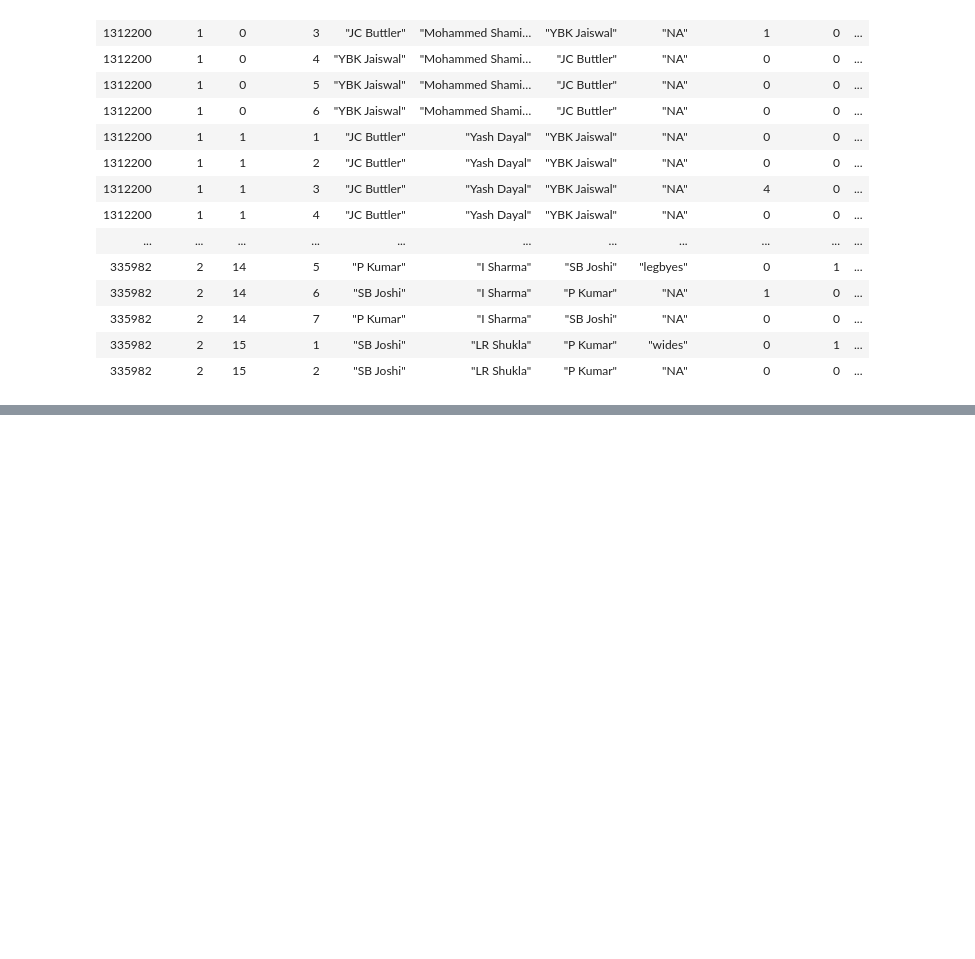
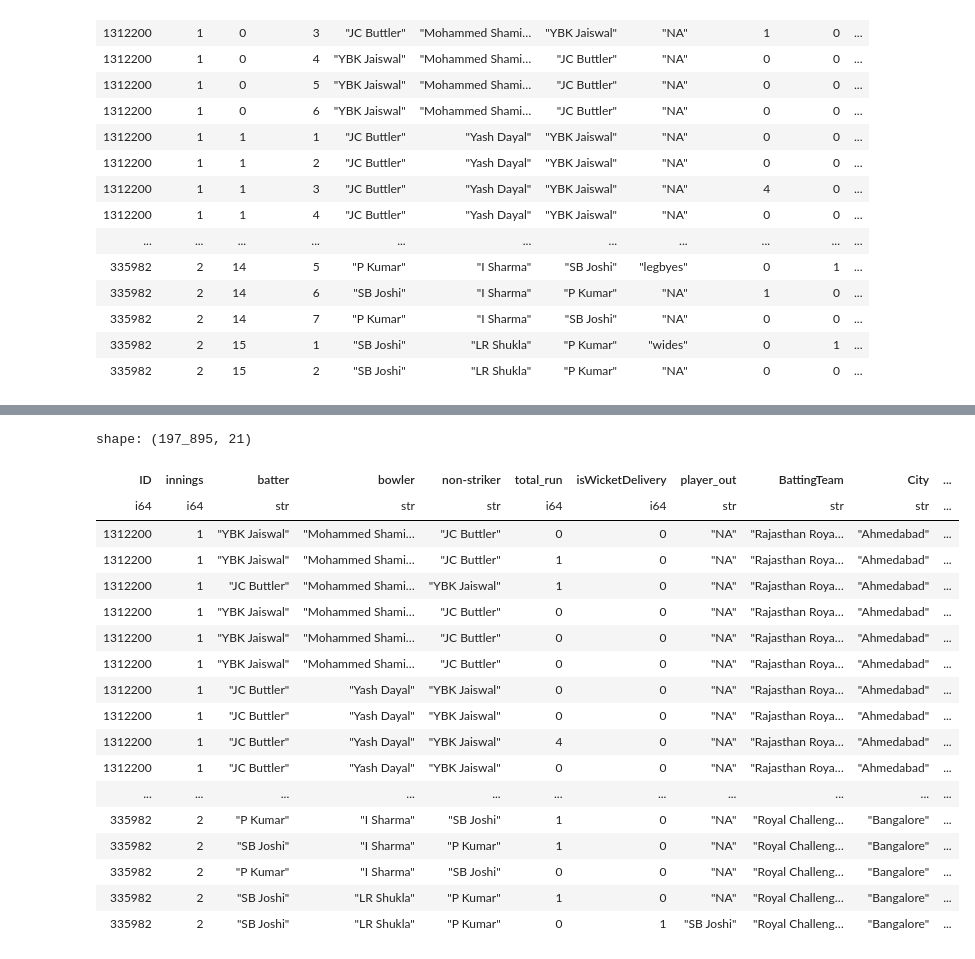
Before and after one commit to Ravikumarchavva/Ravikumar, a Jupyter notebook: csv_files/ipl-inueron.ipynb, the cells around one changed output, grey strips where cells are left out. Saved outputs shown, nothing was run; the diff lists cells and outputs as text; code cells hidden in the pictures; blank space fills up the shorter version.

```diff
--- a/csv_files/ipl-inueron.ipynb
+++ b/csv_files/ipl-inueron.ipynb
@@ -119,0 +260,23 @@ Error:
+# %%
+deliveries=deliveries.with_columns(pl.col("TossDecision").cast(pl.Int64()))
+deliveries
+# %% [output]
+shape: (197_895, 21)
+| ID | innings | batter | bowler | non-striker | total_run | isWicketDelivery | player_out | BattingTeam | City | ... |
+| i64 | i64 | str | str | str | i64 | i64 | str | str | str | ... |
+| 1312200 | 1 | "YBK Jaiswal" | "Mohammed Shami… | "JC Buttler" | 0 | 0 | "NA" | "Rajasthan Roya… | "Ahmedabad" | ... |
+| 1312200 | 1 | "YBK Jaiswal" | "Mohammed Shami… | "JC Buttler" | 1 | 0 | "NA" | "Rajasthan Roya… | "Ahmedabad" | ... |
+| 1312200 | 1 | "JC Buttler" | "Mohammed Shami… | "YBK Jaiswal" | 1 | 0 | "NA" | "Rajasthan Roya… | "Ahmedabad" | ... |
+| 1312200 | 1 | "YBK Jaiswal" | "Mohammed Shami… | "JC Buttler" | 0 | 0 | "NA" | "Rajasthan Roya… | "Ahmedabad" | ... |
+| 1312200 | 1 | "YBK Jaiswal" | "Mohammed Shami… | "JC Buttler" | 0 | 0 | "NA" | "Rajasthan Roya… | "Ahmedabad" | ... |
+| 1312200 | 1 | "YBK Jaiswal" | "Mohammed Shami… | "JC Buttler" | 0 | 0 | "NA" | "Rajasthan Roya… | "Ahmedabad" | ... |
+| 1312200 | 1 | "JC Buttler" | "Yash Dayal" | "YBK Jaiswal" | 0 | 0 | "NA" | "Rajasthan Roya… | "Ahmedabad" | ... |
+| 1312200 | 1 | "JC Buttler" | "Yash Dayal" | "YBK Jaiswal" | 0 | 0 | "NA" | "Rajasthan Roya… | "Ahmedabad" | ... |
+| 1312200 | 1 | "JC Buttler" | "Yash Dayal" | "YBK Jaiswal" | 4 | 0 | "NA" | "Rajasthan Roya… | "Ahmedabad" | ... |
+| 1312200 | 1 | "JC Buttler" | "Yash Dayal" | "YBK Jaiswal" | 0 | 0 | "NA" | "Rajasthan Roya… | "Ahmedabad" | ... |
+| ... | ... | ... | ... | ... | ... | ... | ... | ... | ... | ... |
+| 335982 | 2 | "P Kumar" | "I Sharma" | "SB Joshi" | 1 | 0 | "NA" | "Royal Challeng… | "Bangalore" | ... |
+| 335982 | 2 | "SB Joshi" | "I Sharma" | "P Kumar" | 1 | 0 | "NA" | "Royal Challeng… | "Bangalore" | ... |
+| 335982 | 2 | "P Kumar" | "I Sharma" | "SB Joshi" | 0 | 0 | "NA" | "Royal Challeng… | "Bangalore" | ... |
+| 335982 | 2 | "SB Joshi" | "LR Shukla" | "P Kumar" | 1 | 0 | "NA" | "Royal Challeng… | "Bangalore" | ... |
+| 335982 | 2 | "SB Joshi" | "LR Shukla" | "P Kumar" | 0 | 1 | "SB Joshi" | "Royal Challeng… | "Bangalore" | ... |
```
Also changed, not shown: parts of 26 cells of this notebook, 1 other file.
